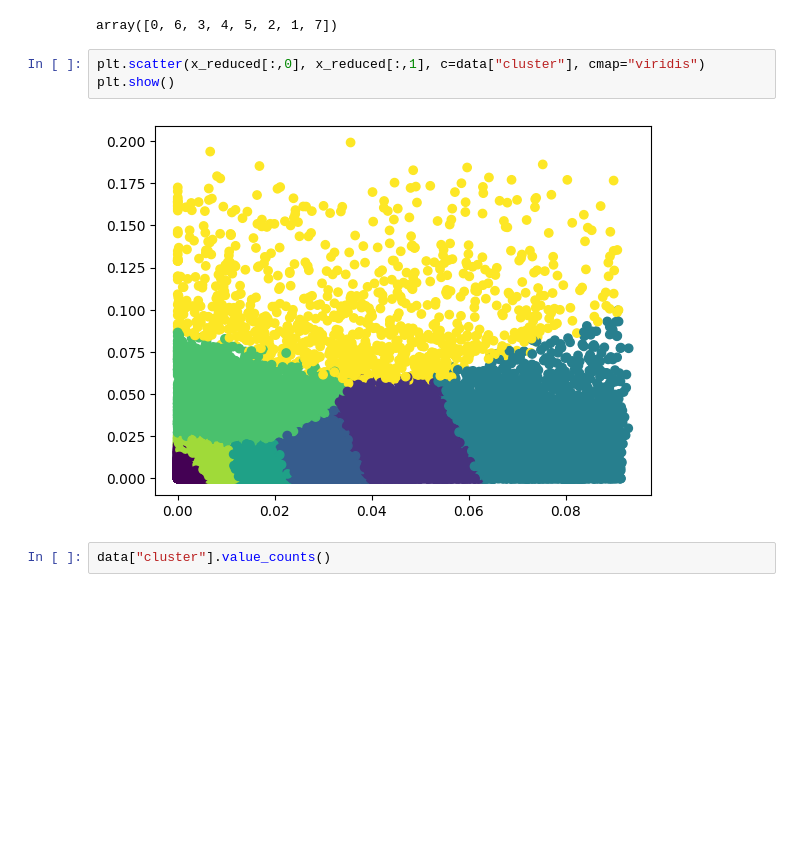
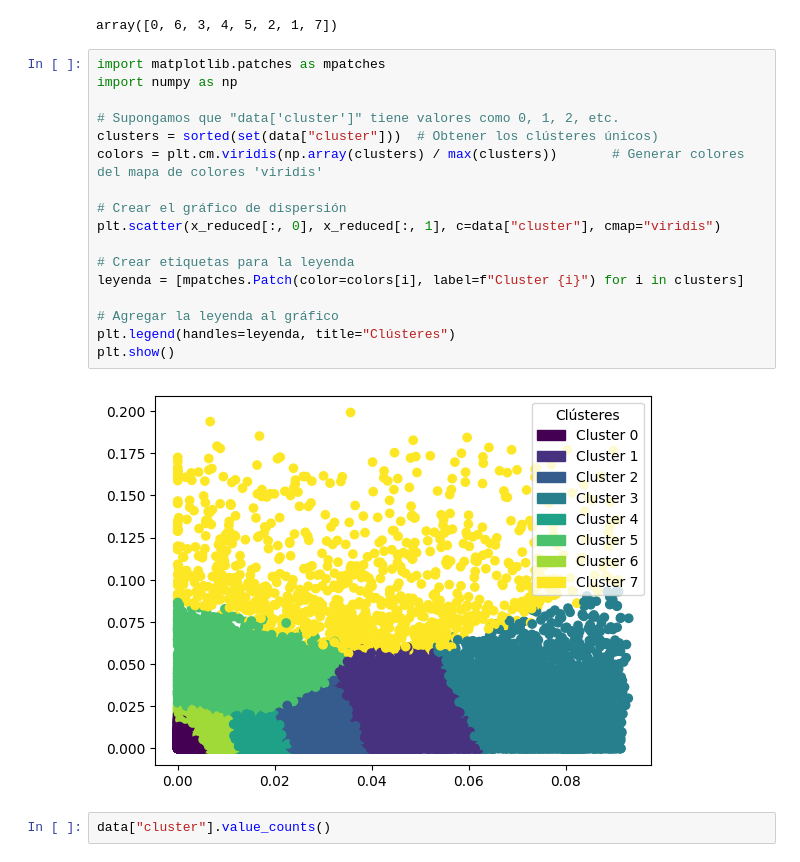
Before and after one commit to repositoriosHackaton/SIC25-Lorem-ipsum, a Jupyter notebook: clustering.ipynb, the cells around one changed output. Drawn from its saved outputs; the diff is of its cells as text; blank space fills up the shorter version.

Commit message:
mejor diferenciacion de los clusters

```diff
--- a/clustering.ipynb
+++ b/clustering.ipynb
@@ -47,11 +47,25 @@ x_reduced = reductor.fit_transform(X_scaled)
 data["cluster"].unique()
 # %% [output]
 array([0, 6, 3, 4, 5, 2, 1, 7])
-# %%
-plt.scatter(x_reduced[:,0], x_reduced[:,1], c=data["cluster"], cmap="viridis")
-plt.show()
-# %% [output]
-[figure, removed]
+# %%
+import matplotlib.patches as mpatches
+import numpy as np
+
+# Supongamos que "data['cluster']" tiene valores como 0, 1, 2, etc.
+clusters = sorted(set(data["cluster"]))  # Obtener los clústeres únicos)
+colors = plt.cm.viridis(np.array(clusters) / max(clusters))       # Generar colores del mapa de colores 'viridis'
+
+# Crear el gráfico de dispersión
+plt.scatter(x_reduced[:, 0], x_reduced[:, 1], c=data["cluster"], cmap="viridis")
+
+# Crear etiquetas para la leyenda
+leyenda = [mpatches.Patch(color=colors[i], label=f"Cluster {i}") for i in clusters]
+
+# Agregar la leyenda al gráfico
+plt.legend(handles=leyenda, title="Clústeres")
+plt.show()
+# %% [output]
+[figure, added]
 # %%
 data["cluster"].value_counts()
 # %% [output]
```
Also changed, not shown: parts of 8 cells of this notebook.
